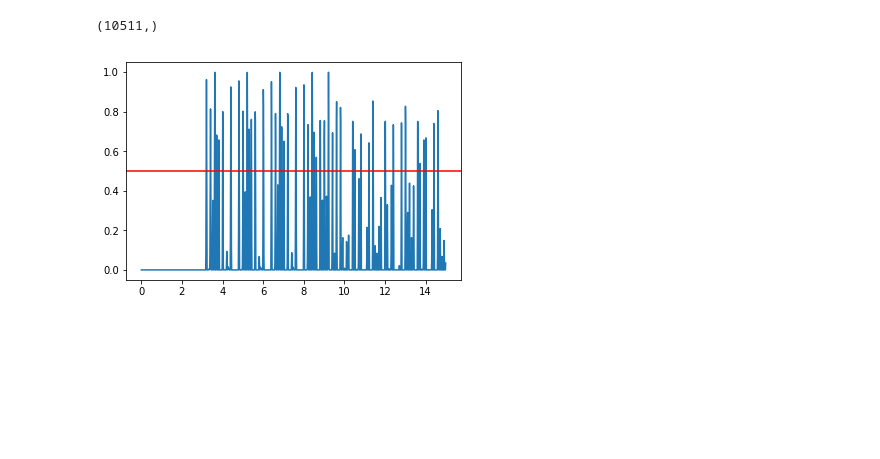
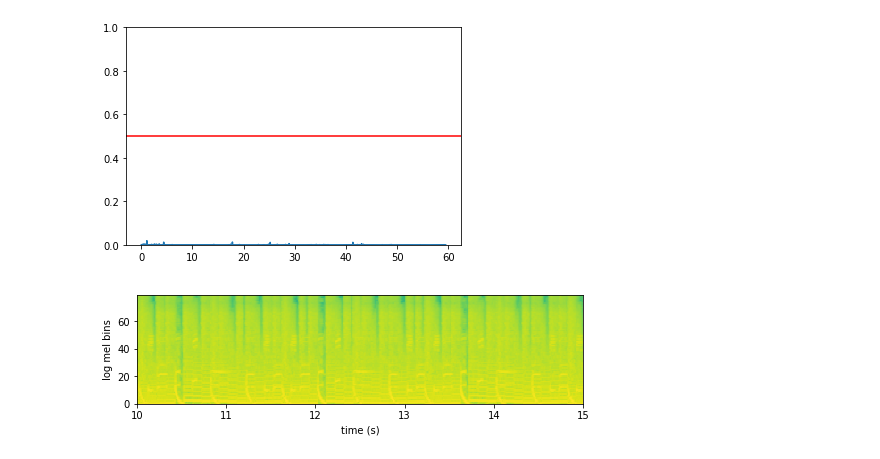
Before and after one commit to cpuguy96/StepCOVNet, a Jupyter notebook: timings_checker.ipynb, the cells around one changed output. Saved outputs shown, nothing was run; the diff lists cells and outputs as text; code cells hidden in the pictures; blank space fills up the shorter version.

```diff
--- a/timings_checker.ipynb
+++ b/timings_checker.ipynb
@@ -71,26 +84,39 @@ with open("training_data/scaler_high.pkl", "rb") as file:
 # %%
-wav = 'wavs/hatsune_miku_-_popipo.wav'
+wav = 'wavs/0x1311.wav'
 
-log_mel = getMFCCBands2DMadmom(wav, 44100, 0.01, channel=3)
+if multi:
+    log_mel = getMFCCBands2DMadmom(wav, 44100, 0.01, channel=3)
 
-log_mel[:, :, 0] = scaler[0].transform(log_mel[:, :, 0])
-log_mel[:, :, 1] = scaler[1].transform(log_mel[:, :, 1])
-log_mel[:, :, 2] = scaler[2].transform(log_mel[:, :, 2])
+    log_mel[:, :, 0] = scaler[0].transform(log_mel[:, :, 0])
+    log_mel[:, :, 1] = scaler[1].transform(log_mel[:, :, 1])
+    log_mel[:, :, 2] = scaler[2].transform(log_mel[:, :, 2])
+else:
+    log_mel = getMFCCBands2DMadmom(wav, 44100, 0.01, channel=1)
+    log_mel = scaler[0].transform(log_mel)
 # %%
-log_mel = log_mel.reshape(log_mel.shape[0], 80, 15, 3)
-#log_mel = np.expand_dims(log_mel, axis=1)
-pdf = my_model.predict(log_mel, batch_size = 256)
+log_mel_re = featureReshape(log_mel, multi, 7)
+if not multi:
+    log_mel_re = np.expand_dims(log_mel_re, axis=1)
+pdf = model.predict(log_mel_re)
 pdf = np.squeeze(pdf)
 pdf = smooth_obs(pdf)
-# %%
-pdf.shape
-# %% [output]
-(10511,)
 # %%
-snip = pdf[0: 15*100]
+snip = pdf[50: 60*100]
 x = np.arange(0, len(snip)) * 0.01
 plt.plot(x, snip)
 plt.axhline(y=0.5, color='r', linestyle='-')
+plt.ylim(0, 1)
 plt.show()
 # %% [output]
-[figure, old version]
+[figure, new version]
+# %%
+plt.figure(figsize=(8,2))
+y = np.arange(0, 80)
+x = np.arange(0, log_mel.shape[0]) * 0.01
+plt.pcolormesh(x, y, np.transpose(log_mel_te[:, :, 7, 0]))
+plt.ylabel('log mel bins')
+plt.xlabel('time (s)')
+plt.xlim(10, 15)
+plt.show()
+# %% [output]
+[figure, added]
```
Also changed, not shown: parts of 9 cells of this notebook, 10 other files.
